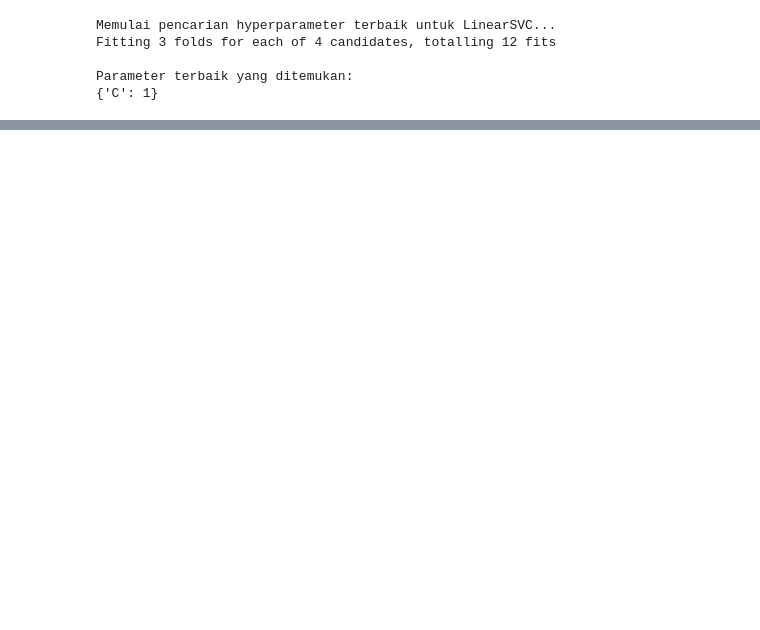
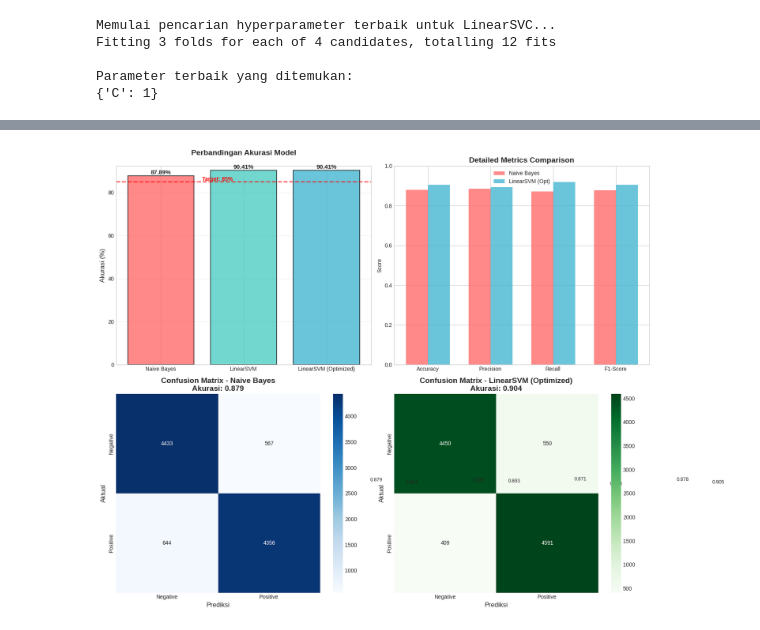
Before and after one commit to ElySimp/Sentiment-Analysis-SVM-Naive-Bayes, a Jupyter notebook: svm-naive-bayes-xai.ipynb, the cells around one changed output, grey strips where cells are left out. Saved outputs shown, nothing was run; the diff lists cells and outputs as text; code cells hidden in the pictures; blank space fills up the shorter version.

Commit message:
Implement code changes to enhance functionality and improve performance

```diff
--- a/svm-naive-bayes-xai.ipynb
+++ b/svm-naive-bayes-xai.ipynb
@@ -183,28 +183,22 @@ display(df[['review', 'sentiment', 'sentiment_encoded']].head())
 | 3 | Basically there's a family where ... | negative | 0 |
 | 4 | Petter Mattei's "Love in the Time... | positive | 1 |
 # %%
-# Inisialisasi TF-IDF Vectorizer dengan maksimal 5000 fitur/kata
-# Untuk Kaggle environment, kita bisa menggunakan max_features yang lebih besar
 tfidf = TfidfVectorizer(
     ngram_range=(1, 2),
-    stop_words='english',
-    max_features=10000,  # Meningkatkan untuk performa yang lebih baik
-    min_df=2,           # Mengabaikan kata yang muncul kurang dari 2 kali
-    max_df=0.95         # Mengabaikan kata yang muncul di lebih dari 95% dokumen
+    stop_words='english'
 )
 
-# Buat matriks fitur (X) dan vektor target (y)
 X = tfidf.fit_transform(df['cleaned_review'])
 y = df['sentiment_encoded']
 
 # Bagi data menjadi 80% data latih dan 20% data uji
 X_train, X_test, y_train, y_test = train_test_split(X, y, test_size=0.2, random_state=42, stratify=y)
 
-# Tampilkan ukuran dari setiap set data untuk verifikasi
 print("Ukuran X_train:", X_train.shape)
 print("Ukuran X_test:", X_test.shape)
 print("Ukuran y_train:", y_train.shape)
 print("Ukuran y_test:", y_test.shape)
+
 print(f"Jumlah fitur TF-IDF: {X.shape[1]:,}")
 print(f"Sparsitas matriks: {(1 - X.nnz / (X.shape[0] * X.shape[1])) * 100:.2f}%")
 # %% [output]
@@ -469,11 +326,4 @@ Top 20 Kata untuk Sentimen Negatif:
 # %%
-# ==============================================================================
-# VISUALISASI PERBANDINGAN PERFORMA & CONFUSION MATRIX
-# Menggabungkan beberapa visualisasi dalam satu cell untuk efisiensi
-# ==============================================================================
-
-from sklearn.metrics import confusion_matrix, precision_score, recall_score, f1_score
-
 # Hitung metrik tambahan untuk kedua model
 precision_nb = precision_score(y_test, y_pred_nb)
 recall_nb = recall_score(y_test, y_pred_nb)
@@ -487,14 +337,11 @@ f1_svm = f1_score(y_test, y_pred_best_linear_svm)
 models = ['Naive Bayes', 'LinearSVM', 'LinearSVM (Optimized)']
 accuracies = [accuracy_nb * 100, accuracy_linear_svm * 100, accuracy_best_linear_svm * 100]
 
-# Hitung confusion matrix untuk kedua model
 cm_nb = confusion_matrix(y_test, y_pred_nb)
 cm_svm = confusion_matrix(y_test, y_pred_best_linear_svm)
-
-# Buat subplot untuk visualisasi gabungan
 fig, ((ax1, ax2), (ax3, ax4)) = plt.subplots(2, 2, figsize=(16, 12))
 
-# 1. Perbandingan Akurasi (Top Left)
+# Perbandingan Akurasi
 colors = ['#FF6B6B', '#4ECDC4', '#45B7D1']
 bars = ax1.bar(models, accuracies, color=colors, alpha=0.8, edgecolor='black', linewidth=1.2)
 
@@ -513,22 +360,7 @@ target_accuracy = 85
 ax1.axhline(y=target_accuracy, color='red', linestyle='--', alpha=0.7, linewidth=2)
 ax1.text(0.5, target_accuracy + 0.5, f'Target: {target_accuracy}%', color='red', weight='bold')
 
-# 2. Confusion Matrix Naive Bayes (Top Right)
-sns.heatmap(cm_nb, annot=True, fmt='d', cmap='Blues', ax=ax2,
-            xticklabels=['Negative', 'Positive'], yticklabels=['Negative', 'Positive'])
-ax2.set_title(f'Confusion Matrix - Naive Bayes\nAkurasi: {accuracy_nb:.3f}', fontsize=14, weight='bold')
-ax2.set_xlabel('Prediksi', fontsize=12)
-ax2.set_ylabel('Aktual', fontsize=12)
-
-# 3. Confusion Matrix SVM (Bottom Left)
-sns.heatmap(cm_svm, annot=True, fmt='d', cmap='Greens', ax=ax3,
-            xticklabels=['Negative', 'Positive'], yticklabels=['Negative', 'Positive'])
-ax3.set_title(f'Confusion Matrix - LinearSVM (Optimized)\nAkurasi: {accuracy_best_linear_svm:.3f}',
-              fontsize=14, weight='bold')
-ax3.set_xlabel('Prediksi', fontsize=12)
-ax3.set_ylabel('Aktual', fontsize=12)
-
-# 4. Detailed Metrics Comparison (Bottom Right)
+# Detailed Metrics Comparison
 metrics_data = {
     'Naive Bayes': [accuracy_nb, precision_nb, recall_nb, f1_nb],
     'LinearSVM (Opt)': [accuracy_best_linear_svm, precision_svm, recall_svm, f1_svm]
@@ -536,39 +368,56 @@ metrics_data = {
 metrics_names = ['Accuracy', 'Precision', 'Recall', 'F1-Score']
 
 x = np.arange(len(metrics_names))
 width = 0.35
 
-bars1 = ax4.bar(x - width/2, metrics_data['Naive Bayes'], width, label='Naive Bayes',
+bars1 = ax2.bar(x - width/2, metrics_data['Naive Bayes'], width, label='Naive Bayes',
                 color='#FF6B6B', alpha=0.8)
-bars2 = ax4.bar(x + width/2, metrics_data['LinearSVM (Opt)'], width, label='LinearSVM (Opt)',
+bars2 = ax2.bar(x + width/2, metrics_data['LinearSVM (Opt)'], width, label='LinearSVM (Opt)',
                 color='#45B7D1', alpha=0.8)
 
-ax4.set_ylabel('Score')
-ax4.set_title('Detailed Metrics Comparison', fontsize=14, weight='bold')
-ax4.set_xticks(x)
-ax4.set_xticklabels(metrics_names)
-ax4.legend()
-ax4.set_ylim(0, 1)
+ax2.set_ylabel('Score')
+ax2.set_title('Detailed Metrics Comparison', fontsize=14, weight='bold')
+ax2.set_xticks(x)
+ax2.set_xticklabels(metrics_names)
+ax2.legend()
+ax2.set_ylim(0, 1)
+
+# Confusion Matrix Naive Bayes
+sns.heatmap(cm_nb, annot=True, fmt='d', cmap='Blues', ax=ax3,
+            xticklabels=['Negative', 'Positive'], yticklabels=['Negative', 'Positive'])
+ax3.set_title(f'Confusion Matrix - Naive Bayes\nAkurasi: {accuracy_nb:.3f}', fontsize=14, weight='bold')
+ax3.set_xlabel('Prediksi', fontsize=12)
+ax3.set_ylabel('Aktual', fontsize=12)
+
+# Confusion Matrix SVM
+sns.heatmap(cm_svm, annot=True, fmt='d', cmap='Greens', ax=ax4,
+            xticklabels=['Negative', 'Positive'], yticklabels=['Negative', 'Positive'])
+ax4.set_title(f'Confusion Matrix - LinearSVM (Optimized)\nAkurasi: {accuracy_best_linear_svm:.3f}',
+              fontsize=14, weight='bold')
+ax4.set_xlabel('Prediksi', fontsize=12)
+ax4.set_ylabel('Aktual', fontsize=12)
+
 
 # Tambahkan nilai pada bar
 for bars in [bars1, bars2]:
     for bar in bars:
         height = bar.get_height()
         ax4.text(bar.get_x() + bar.get_width()/2., height + 0.01,
                 f'{height:.3f}', ha='center', va='bottom', fontsize=9)
 
 plt.tight_layout()
 plt.show()
 
-# Tampilkan ringkasan numerik
 print("\n" + "="*60)
 print("RINGKASAN PERFORMA MODEL")
 print("="*60)
 print(f"{'Metrik':<15} {'Naive Bayes':<15} {'LinearSVM':<15}")
 print("-"*45)
 print(f"{'Akurasi':<15} {accuracy_nb:.4f}         {accuracy_best_linear_svm:.4f}")
 print(f"{'Precision':<15} {precision_nb:.4f}         {precision_svm:.4f}")
 print(f"{'Recall':<15} {recall_nb:.4f}         {recall_svm:.4f}")
 print(f"{'F1-Score':<15} {f1_nb:.4f}         {f1_svm:.4f}")
 print("="*60)
 print("📊 Visualisasi perbandingan model telah ditampilkan")
+# %% [output]
+[figure, added]
```
Also changed, not shown: parts of 26 cells of this notebook, 2 other files.
